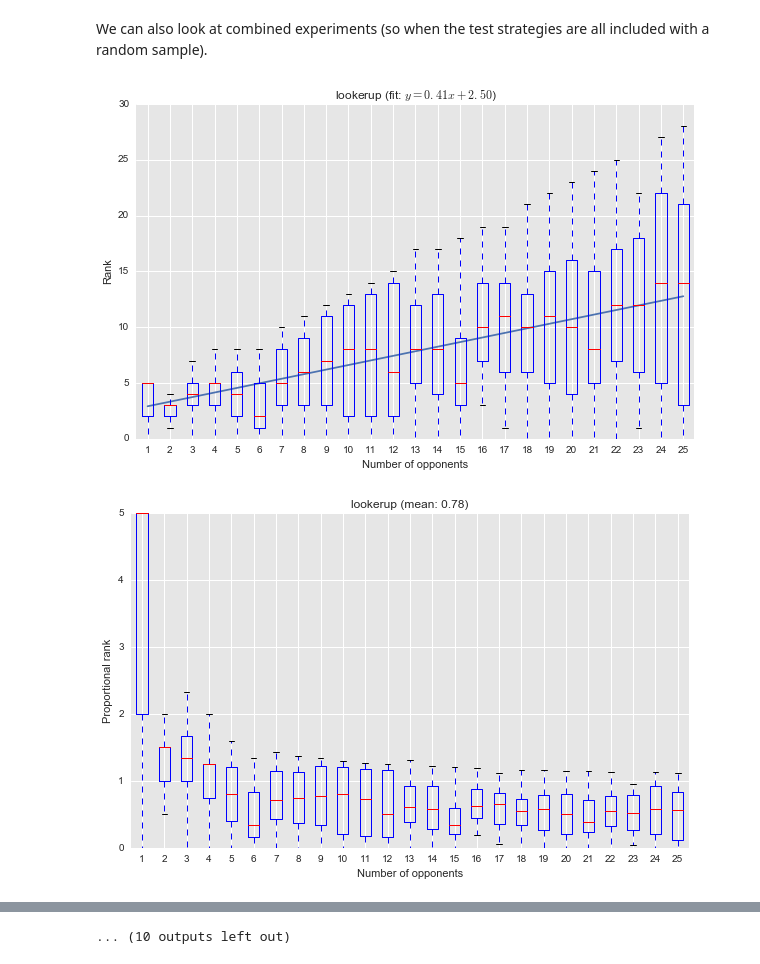
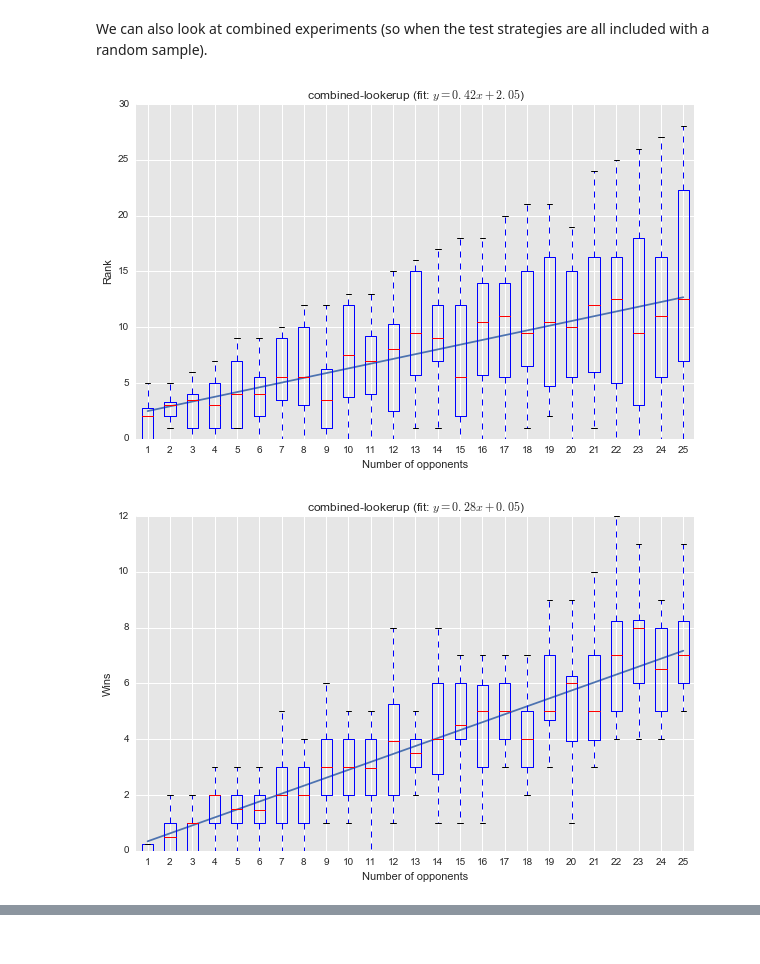
Before and after one commit to drvinceknight/unpeudemath, a Jupyter notebook: assets/code/Experimenting_with_the_evolved_lookerup.ipynb, the cells around one changed output, grey strips where cells are left out. Drawn from its saved outputs; the diff is of its cells as text; code cells hidden in the pictures.

```diff
--- a/assets/code/Experimenting_with_the_evolved_lookerup.ipynb
+++ b/assets/code/Experimenting_with_the_evolved_lookerup.ipynb
@@ -95,17 +98,19 @@ plt.figure(figsize=(10, 6))
 x = np.array(range(1, 26 + 1))
 for i, fit in enumerate(zip(ms_rank, bs_rank)):
     m, b = fit[0], fit[1]
-    plt.plot(x, m * x + b, label="{} (fit: $y={:.2f}x+{:.2f}$)".format(files[i], m, b))
+    plt.plot(x, m * x + b, label="{} (fit: $y={:.2f}x+{:.2f}$)".format(files[i][5:-4], m, b))
 plt.legend(loc=2)
 plt.title("Rank");
-plt.xlabel("Number of opponents");
+plt.xlabel("Number of opponents")
+plt.savefig("rank-regression.svg");
 
 plt.figure(figsize=(10, 6))
 x = np.array(range(1, 26 + 1))
 for i, fit in enumerate(zip(ms_win, bs_win)):
     m, b = fit[0], fit[1]
-    plt.plot(x, m * x + b, label="{} (fit: $y={:.2f}x+{:.2f}$)".format(files[i], m, b))
+    plt.plot(x, m * x + b, label="{} (fit: $y={:.2f}x+{:.2f}$)".format(files[i][5:-4], m, b))
 plt.legend(loc=2)
 plt.title("Wins");
-plt.xlabel("Number of opponents");
+plt.xlabel("Number of opponents")
+plt.savefig("wins-regression.svg");
 # %% [output]
@@ -126,14 +130,8 @@ plt.xlabel("Number of opponents");
 We can also look at combined experiments (so when the test strategies are all included with a random sample).
 # %%
 combined_raw_df = pandas.read_csv("combined-data", header=None)
-# %%
-def make_df(row, df, i):
-    data = []
-    for ele in list(df.ix[row,1:]):
-        data.append([eval(ele)[0].split(";")] + [list(eval(ele)[1])[i], list(eval(ele)[2 + i])])
-    return pandas.DataFrame(data, columns=["Strategies", "Rank", "Wins"])
 # %%
-test_strategies = ["lookerup", "titfortat", "cooperator", "defector", "doublecrosser"]
+test_strategies = ["combined-lookerup", "combined-titfortat", "combined-cooperator.", "combined-defector", "combined-doublecrosser"]
 ms_rank = []
 bs_rank = []
 ms_win = []
@@ -144,32 +142,34 @@ for i, name in enumerate(test_strategies):
 
 
     _, m_rank, b_rank = make_rank_plot(df, name);
-    make_proportional_rank_plot(df, name);
+   # make_proportional_rank_plot(df, name);
     _, m_win, b_win = make_wins_plot(df, name);
-    make_proportional_wins_plot(df, name);
+   # make_proportional_wins_plot(df, name);
 
     ms_rank.append(m_rank)
     bs_rank.append(b_rank)
     ms_win.append(m_win)
     bs_win.append(b_win)
 
 plt.figure(figsize=(10, 6))
 x = np.array(range(1, 26 + 1))
 for i, fit in enumerate(zip(ms_rank, bs_rank)):
     m, b = fit[0], fit[1]
-    plt.plot(x, m * x + b, label="{} (fit: $y={:.2f}x+{:.2f}$)".format(files[i], m, b))
+    plt.plot(x, m * x + b, label="{} (fit: $y={:.2f}x+{:.2f}$)".format(test_strategies[i], m, b))
 plt.legend(loc=2)
 plt.title("Rank")
-plt.xlabel("Number of opponents");
+plt.xlabel("Number of opponents")
+plt.savefig("combined-rank-regression.svg");
 
 plt.figure(figsize=(10, 6))
 x = np.array(range(1, 26 + 1))
 for i, fit in enumerate(zip(ms_win, bs_win)):
     m, b = fit[0], fit[1]
-    plt.plot(x, m * x + b, label="{} (fit: $y={:.2f}x+{:.2f}$)".format(files[i], m, b))
+    plt.plot(x, m * x + b, label="{} (fit: $y={:.2f}x+{:.2f}$)".format(test_strategies[i], m, b))
 plt.legend(loc=2)
 plt.title("Wins")
-plt.xlabel("Number of opponents");
+plt.xlabel("Number of opponents")
+plt.savefig("combined-win-regression.svg");
 # %% [output]
-[figure, old version]
+[figure, new version]
-[figure, old version]
+[figure, new version]
@@ -186 +185,0 @@ plt.xlabel("Number of opponents");
-... (10 outputs left out)
```
Also changed, not shown: parts of 3 cells of this notebook, 27 other files.
